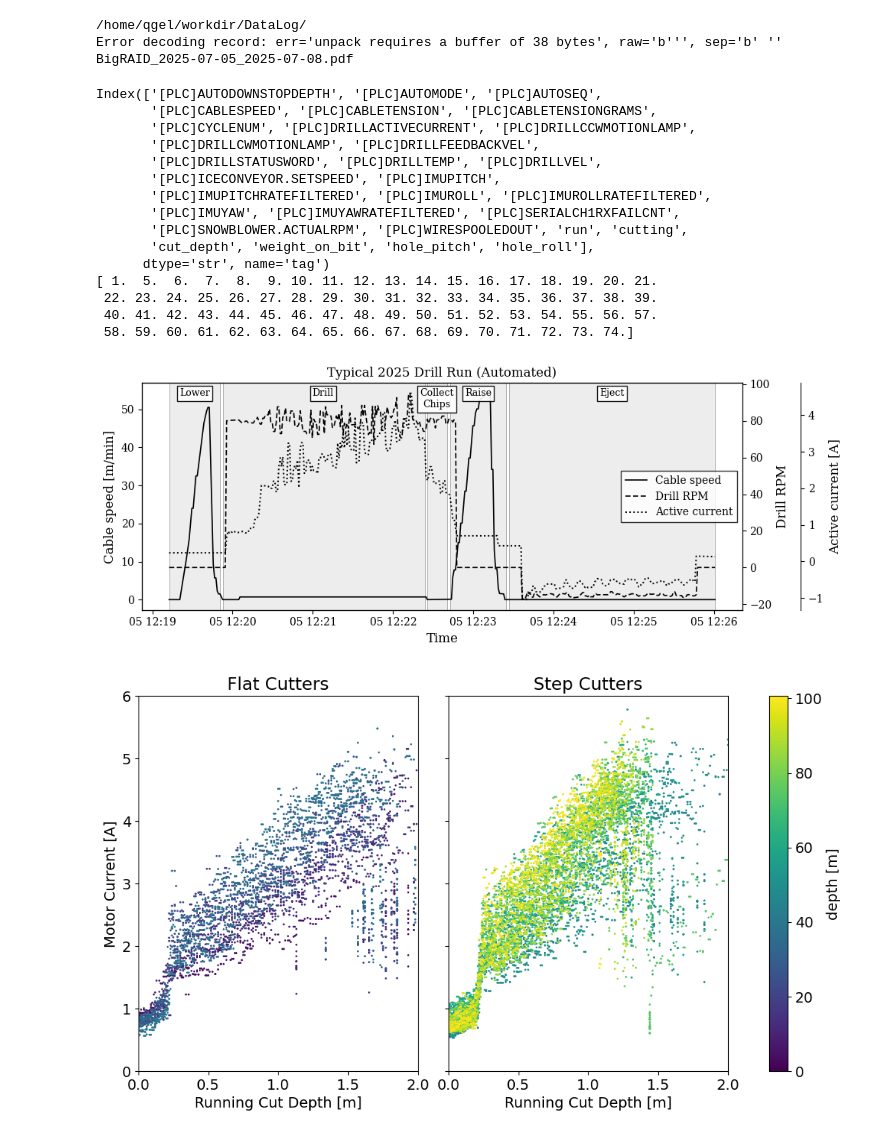
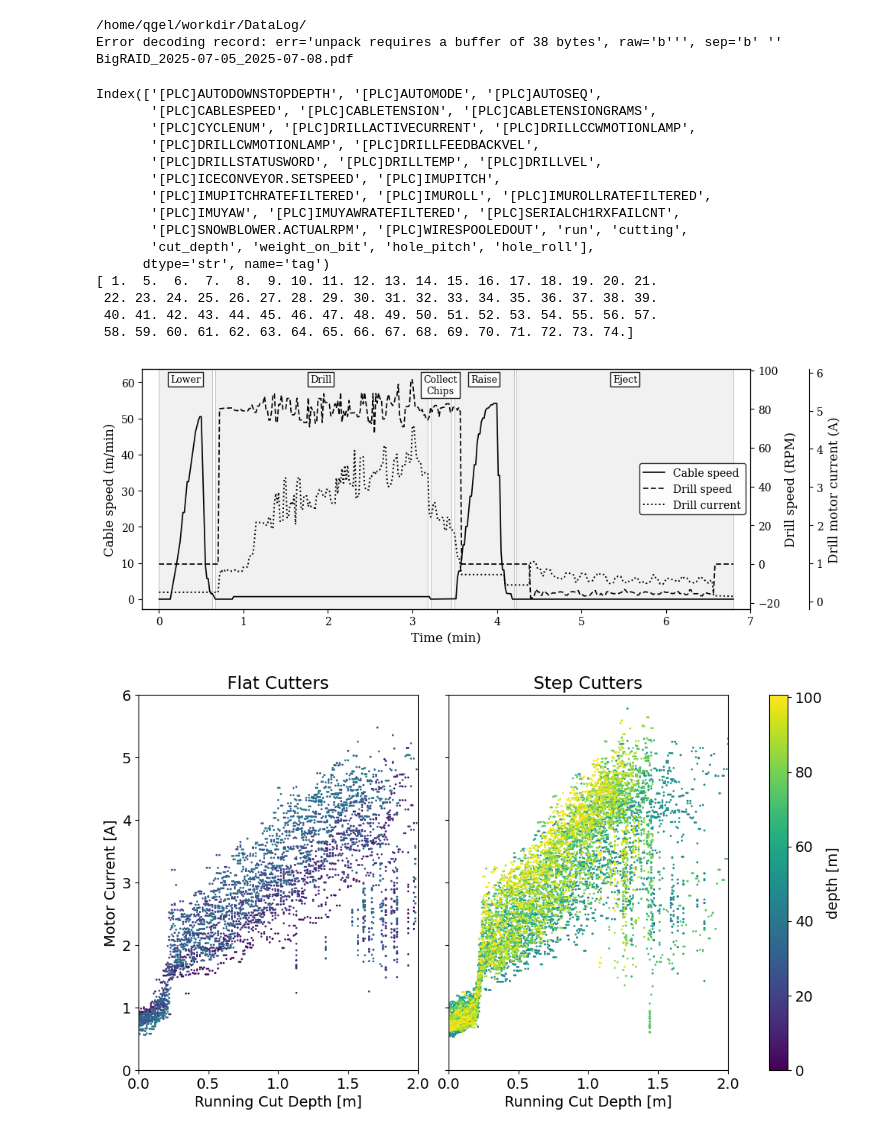
Before and after one commit to RNO-G/bigraid_log_reader, a Jupyter notebook: proceedings_notebook.ipynb, the cells around one changed output. Saved outputs shown, nothing was run; the diff lists cells and outputs as text; code cells hidden in the pictures.

Commit message:
Update run plot

```diff
--- a/proceedings_notebook.ipynb
+++ b/proceedings_notebook.ipynb
@@ -87,6 +87,7 @@ ax1.tick_params(axis='both', colors='black')
 
 run = 10
 run_df = df[df['run'] == run].iloc[30:-15]
+t_rel = (run_df.index - run_df.index[0]).total_seconds() / 60.0
 
 # Create separate y-axes for each variable
 ax2 = ax1.twinx()
@@ -95,26 +96,26 @@ ax4 = ax1.twinx()
 
 # Make extra spines black
 for ax in [ax2,
-           #ax3,
+           ax3,
            ax4]:
     ax.spines['right'].set_color('black')
     ax.tick_params(axis='y', colors='black')
 
 # Offset the additional axes so scales don't overlap
-#ax3.spines['right'].set_position(('outward', 55))
+#ax3.spines['right'].set_position(('outward', 110))
 ax4.spines['right'].set_position(('outward', 55))
 
 # Black-and-white line styles for clear differentiation
-l1, = ax1.plot(run_df['[PLC]CABLESPEED'], color='black', linestyle='-', linewidth=1.2, label='Cable speed')
-l2, = ax2.plot(run_df['[PLC]DRILLFEEDBACKVEL'], color='black', linestyle='--', linewidth=1.2, dashes=(4, 2), label='Drill RPM')
-#l3, = ax3.plot(run_df['[PLC]SNOWBLOWER.ACTUALRPM'], color='black', linestyle='-.', linewidth=1.2, label='Snowblower RPM')
-l4, = ax4.plot(run_df['[PLC]DRILLACTIVECURRENT'], color='black', linestyle=':', linewidth=1.4, label='Active current')
+l1, = ax1.plot(t_rel, run_df['[PLC]CABLESPEED'], color='black', linestyle='-', linewidth=1.2, label='Cable speed')
+l2, = ax2.plot(t_rel, run_df['[PLC]DRILLFEEDBACKVEL'], color='black', linestyle='--', linewidth=1.2, dashes=(4, 2), label='Drill speed')
+#l3, = ax3.plot(t_rel, run_df['[PLC]CABLETENSION'], color='black', linestyle='-.', linewidth=1.2, label='Cable tension')
+l4, = ax4.plot(t_rel, run_df['[PLC]DRILLACTIVECURRENT'].abs(), color='black', linestyle=':', linewidth=1.4, label='Drill current')
 
 # Labels in black
-ax1.set_ylabel('Cable speed [m/min]', color='black')
-ax2.set_ylabel('Drill RPM', color='black')
-#ax3.set_ylabel('Snowblower RPM', color='black')
-ax4.set_ylabel('Active current [A]', color='black')
+ax1.set_ylabel('Cable speed (m/min)', color='black')
+ax2.set_ylabel('Drill speed (RPM)', color='black')
+#ax3.set_ylabel('Cable tension (kg)', color='black')
+ax4.set_ylabel('Drill motor current (A)', color='black')
 
 ax1.tick_params(axis='y', labelcolor='black')
 ax2.tick_params(axis='y', labelcolor='black')
@@ -127,7 +128,14 @@ lines = [l1,
          #l3,
          l4]
 labels = [l.get_label() for l in lines]
-ax1.legend(lines, labels, loc='center right', frameon=True, fancybox=False, edgecolor='black')
+ax1.legend(lines, labels, loc='center right', frameon=True, fancybox=True, edgecolor='black')
+
+# Extend the top of the primary y-axis so region labels sit clear of the data
+y_min, y_max = ax1.get_ylim()
+ax1.set_ylim(y_min, y_max * 1.12)
+
+ax4.set_ylim(-0.2, 6.1)
+ax4.set_yticks(range(0, 7))
 
 # Mark regions by time with labels (grayscale shading, black text)
 # Provide regions as list of (start_idx, end_idx, label)
@@ -138,37 +146,38 @@ annotated_regions = [
     (40, 191, "Drill"),
     (193, 208, "Collect\nChips"),
     (210, 252, "Raise"),
   #  (284, 300, "Traverse"),
     (254, 408, "Eject"),
 ]
 
 for start_idx, end_idx, label in annotated_regions:
-    start = run_df.index[start_idx]
-    end = run_df.index[end_idx]
-    ax1.axvspan(start, end, facecolor='lightgray', alpha=0.4, edgecolor='black', linestyle='-', linewidth=0.5)
+    start = t_rel[start_idx]
+    end = t_rel[end_idx]
+    ax1.axvspan(start, end, facecolor='lightgray', alpha=0.3, edgecolor='black', linestyle='-', linewidth=0.5)
     mid_idx = (start_idx + end_idx) // 2
-    mid = run_df.index[mid_idx]
+    mid = t_rel[mid_idx]
     y_pos = max(ax1.get_ylim()) * 0.975
     ax1.text(mid, y_pos, label, ha='center', va='top', fontsize=9, color='black',
              bbox=dict(boxstyle='square,pad=0.25', facecolor='white', edgecolor='black', alpha=0.9))
 
-ax1.set_xlabel('Time')
-ax1.set_title(f'Typical 2025 Drill Run (Automated)')
+ax1.set_xlabel('Time (min)')
+#ax1.set_title(f'Example 2025 Drill Run (Automated)')
+ax1.margins(x=0.03)
 fig.tight_layout()
 # %% [output]
 Index(['[PLC]AUTODOWNSTOPDEPTH', '[PLC]AUTOMODE', '[PLC]AUTOSEQ',
        '[PLC]CABLESPEED', '[PLC]CABLETENSION', '[PLC]CABLETENSIONGRAMS',
        '[PLC]CYCLENUM', '[PLC]DRILLACTIVECURRENT', '[PLC]DRILLCCWMOTIONLAMP',
        '[PLC]DRILLCWMOTIONLAMP', '[PLC]DRILLFEEDBACKVEL',
        '[PLC]DRILLSTATUSWORD', '[PLC]DRILLTEMP', '[PLC]DRILLVEL',
        '[PLC]ICECONVEYOR.SETSPEED', '[PLC]IMUPITCH',
        '[PLC]IMUPITCHRATEFILTERED', '[PLC]IMUROLL', '[PLC]IMUROLLRATEFILTERED',
        '[PLC]IMUYAW', '[PLC]IMUYAWRATEFILTERED', '[PLC]SERIALCH1RXFAILCNT',
        '[PLC]SNOWBLOWER.ACTUALRPM', '[PLC]WIRESPOOLEDOUT', 'run', 'cutting',
        'cut_depth', 'weight_on_bit', 'hole_pitch', 'hole_roll'],
       dtype='str', name='tag')
 [ 1.  5.  6.  7.  8.  9. 10. 11. 12. 13. 14. 15. 16. 17. 18. 19. 20. 21.
  22. 23. 24. 25. 26. 27. 28. 29. 30. 31. 32. 33. 34. 35. 36. 37. 38. 39.
  40. 41. 42. 43. 44. 45. 46. 47. 48. 49. 50. 51. 52. 53. 54. 55. 56. 57.
  58. 59. 60. 61. 62. 63. 64. 65. 66. 67. 68. 69. 70. 71. 72. 73. 74.]
-[figure, old version]
+[figure, new version]
```
Also changed, not shown: parts of 1 cell of this notebook.
